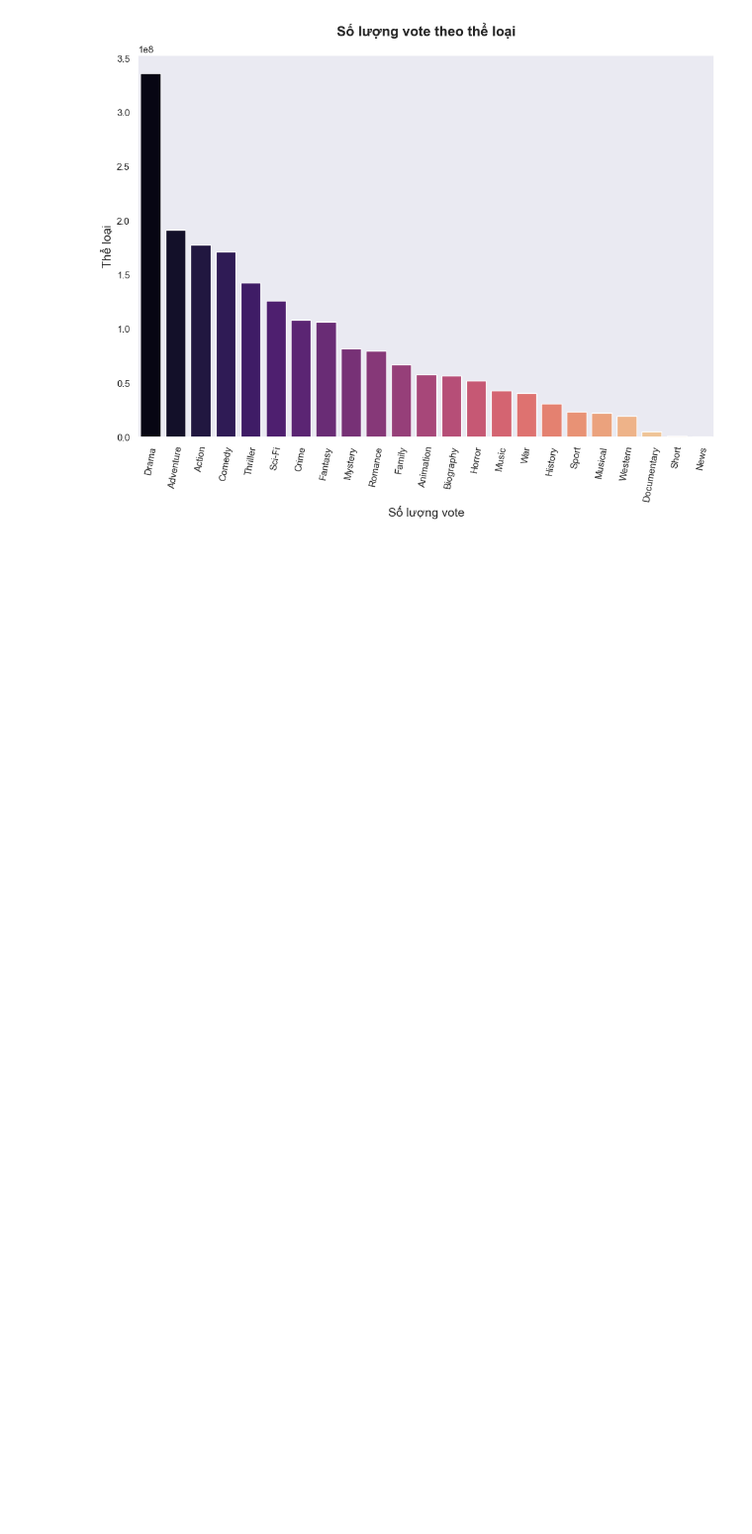
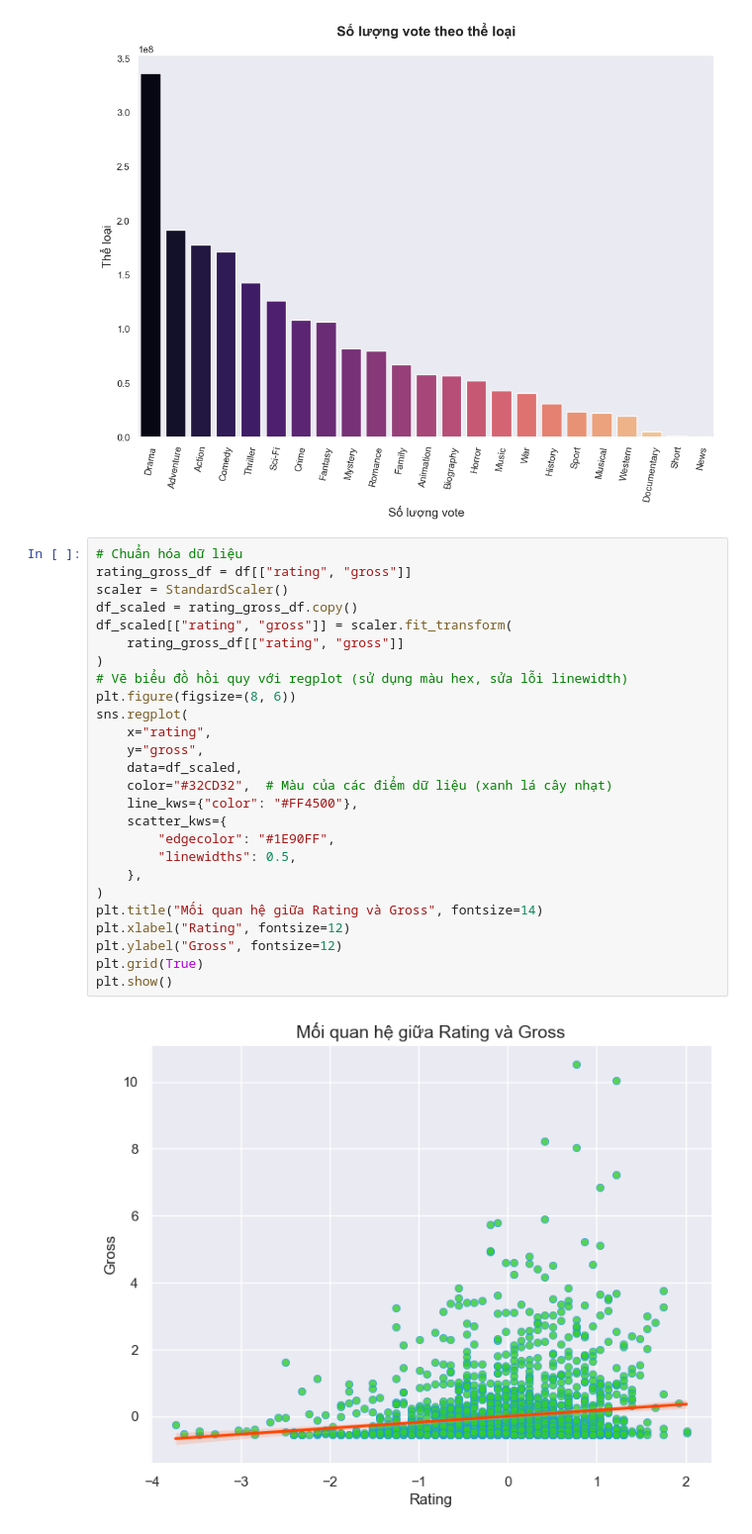
Before and after one commit to phuocnguyen2412/movie-analyst, a Jupyter notebook: gross_noofvotes_analyst.ipynb, the cells around one changed output. Shown at 99% size. Saved outputs shown, nothing was run; the diff lists cells and outputs as text; blank space fills up the shorter version.

```diff
--- a/gross_noofvotes_analyst.ipynb
+++ b/gross_noofvotes_analyst.ipynb
@@ -155,3 +205,31 @@ Passing `palette` without assigning `hue` is deprecated and will be removed in v
   sns.barplot(data=genre_votes, x="genre", y="no_of_votes", palette="magma")
 Text(0, 0.5, 'Thể loại')
 [figure]
+# %%
+# Chuẩn hóa dữ liệu
+rating_gross_df = df[["rating", "gross"]]
+scaler = StandardScaler()
+df_scaled = rating_gross_df.copy()
+df_scaled[["rating", "gross"]] = scaler.fit_transform(
+    rating_gross_df[["rating", "gross"]]
+)
+# Vẽ biểu đồ hồi quy với regplot (sử dụng màu hex, sửa lỗi linewidth)
+plt.figure(figsize=(8, 6))
+sns.regplot(
+    x="rating",
+    y="gross",
+    data=df_scaled,
+    color="#32CD32",  # Màu của các điểm dữ liệu (xanh lá cây nhạt)
+    line_kws={"color": "#FF4500"},
+    scatter_kws={
+        "edgecolor": "#1E90FF",
+        "linewidths": 0.5,
+    },
+)
+plt.title("Mối quan hệ giữa Rating và Gross", fontsize=14)
+plt.xlabel("Rating", fontsize=12)
+plt.ylabel("Gross", fontsize=12)
+plt.grid(True)
+plt.show()
+# %% [output]
+[figure, added]
```
Also changed, not shown: parts of 4 cells of this notebook, 2 other files.
